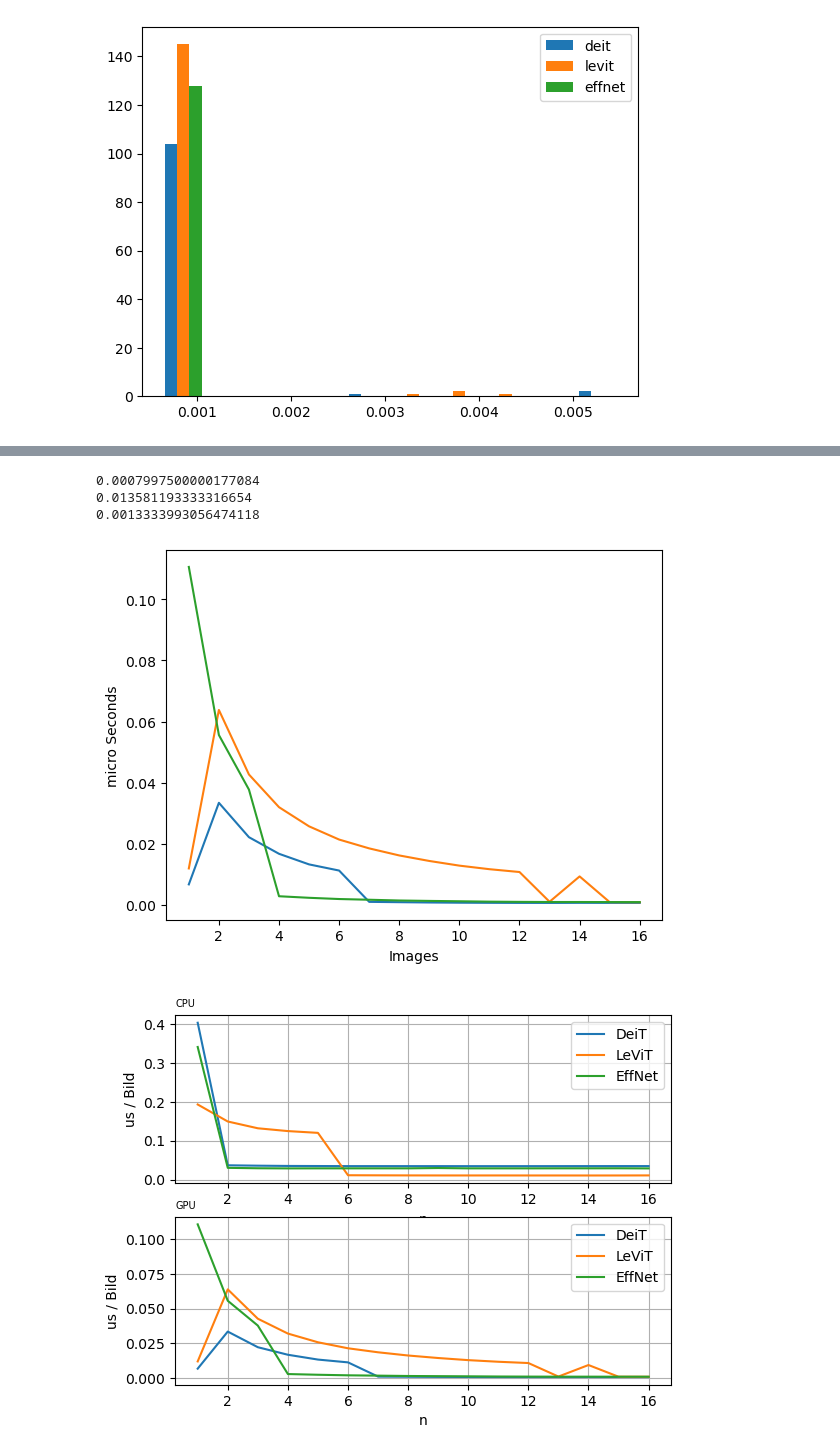
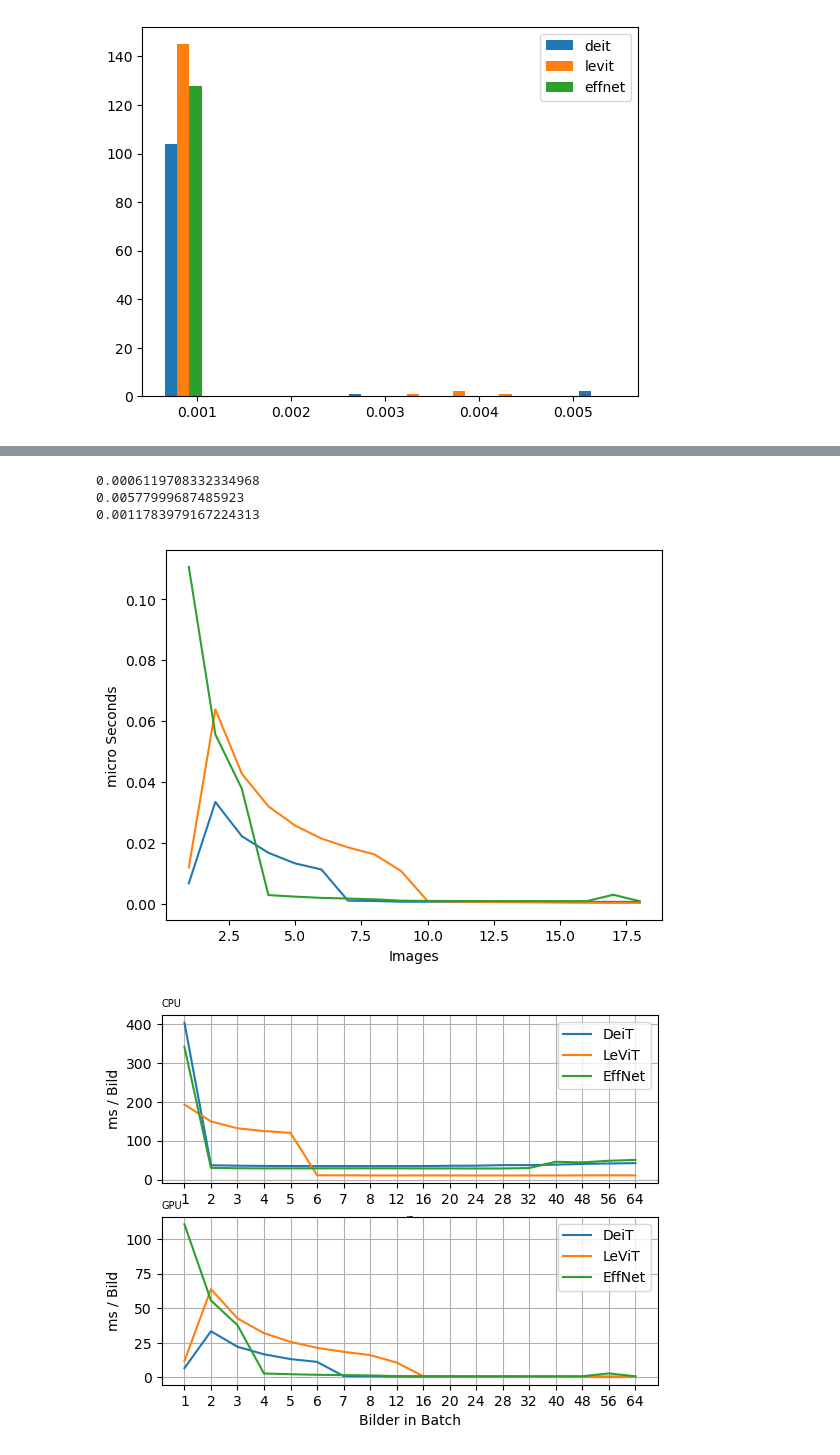
Before and after one commit to SimonKmr/DeitProject, a Jupyter notebook: analysis/notebooks/InferenceTime.ipynb, the cells around one changed output, grey strips where cells are left out. Saved outputs shown, nothing was run; the diff lists cells and outputs as text; code cells hidden in the pictures.

```diff
--- a/analysis/notebooks/InferenceTime.ipynb
+++ b/analysis/notebooks/InferenceTime.ipynb
@@ -92,7 +101,7 @@ def split_df(df, col_str):
     filter_col = [col for col in df if col.startswith(col_str)]
     res = df[filter_col].median()
 
-    index = pd.Index(range(1,17))
+    index = pd.Index(range(1,1+len(filter_col)))
     res = res.set_axis(pd.Index(index))
     return res
 # %%
@@ -130,33 +141,37 @@ print(df_deit_gpu.median())
 print(df_levit_gpu.median())
 print(df_effnet_gpu.median())
 # %% [output]
-0.0007997500000177084
-0.013581193333316654
-0.0013333993056474118
+0.0006119708332334968
+0.00577999687485923
+0.0011783979167224313
-[figure, old version]
+[figure, new version]
 # %%
 font_size = 7
 fig, axs = plt.subplots(2,1)
 
+x_scale = [1,2,3,4,5,6,7,8,12,16,20,24,28,32,40,48,56,64]
+x = range(1,1+len(x_scale))
 axs[0].set_title('CPU', fontsize=font_size, loc='left')
-axs[0].plot(df_deit_cpu)
-axs[0].plot(df_levit_cpu)
-axs[0].plot(df_effnet_cpu)
+axs[0].plot(df_deit_cpu*1000)
+axs[0].plot(df_levit_cpu*1000)
+axs[0].plot(df_effnet_cpu*1000)
 axs[0].set_xlabel('n')
-axs[0].set_ylabel('us / Bild')
+axs[0].set_ylabel('ms / Bild')
 axs[0].grid(True)
 axs[0].legend(['DeiT','LeViT','EffNet'])
+axs[0].set_xticks(x,x_scale)
 
 axs[1].set_title('GPU', fontsize=font_size, loc='left')
-axs[1].plot(df_deit_gpu)
-axs[1].plot(df_levit_gpu)
-axs[1].plot(df_effnet_gpu)
-axs[1].set_xlabel('n')
-axs[1].set_ylabel('us / Bild')
+axs[1].plot(df_deit_gpu*1000)
+axs[1].plot(df_levit_gpu*1000)
+axs[1].plot(df_effnet_gpu*1000)
+axs[1].set_xlabel('Bilder in Batch')
+axs[1].set_ylabel('ms / Bild')
 axs[1].grid(True)
 axs[1].legend(['DeiT','LeViT','EffNet'])
+axs[1].set_xticks(x,x_scale)
 
 fig.savefig('figs/Inference.jpg')
 # %% [output]
-[figure, old version]
+[figure, new version]
 # %%
```
Also changed, not shown: parts of 4 cells of this notebook, 22 other files.
